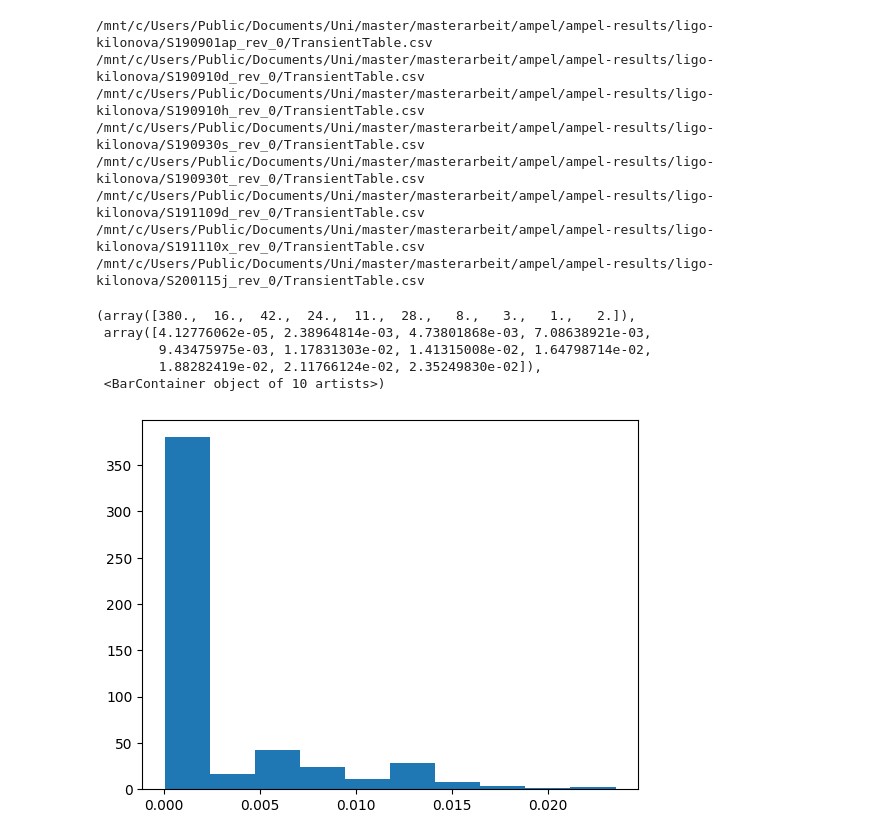
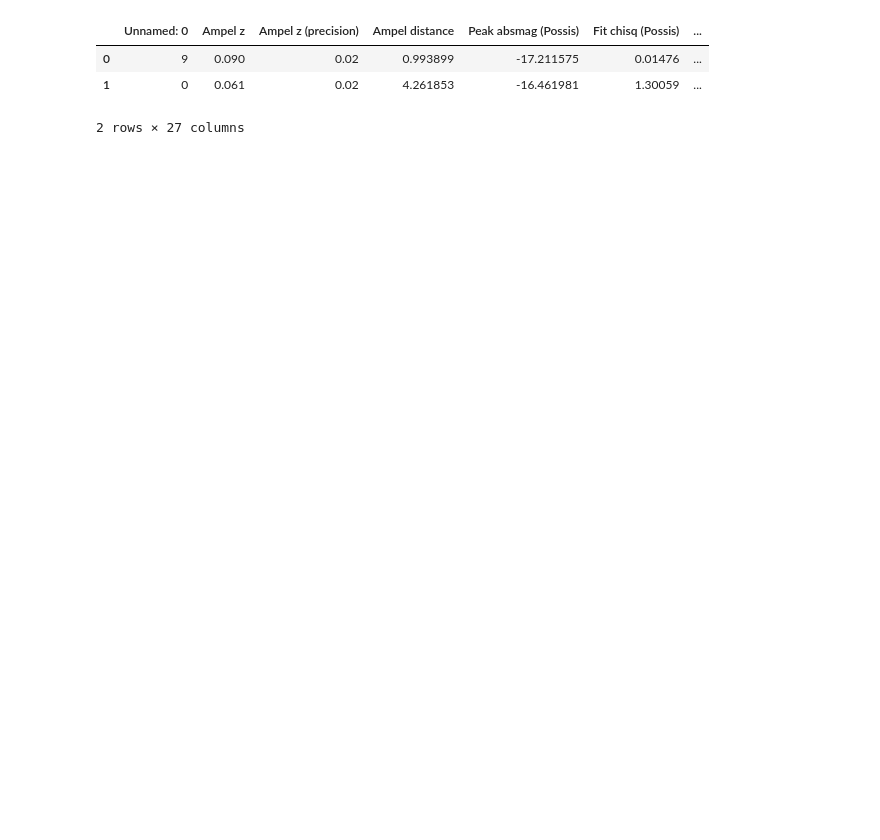
Before and after one commit to AmpelAstro/Ampel-HU-astro, a Jupyter notebook: notebooks/kilonovaness_statistics.ipynb, the cells around one changed output. Drawn from its saved outputs; the diff is of its cells as text; code cells hidden in the pictures; blank space fills up the shorter version.

Commit message:
distance dependent kilonovaness/area

```diff
--- a/notebooks/kilonovaness_statistics.ipynb
+++ b/notebooks/kilonovaness_statistics.ipynb
@@ -22,27 +25,17 @@ print("\n".join(tablefiles))
 # %%
 data = pd.DataFrame()
 
 for file in tablefiles:
-    print(file)
+    #print(file)
     df_tmp = pd.read_csv(file, sep=";")
+    df_tmp["kn-1000-rate"] = np.array([np.count_nonzero(df_tmp["Kilonovaness"] == kilonovaness) for kilonovaness in df_tmp["Kilonovaness"]]) / df_tmp["Map area"] * 1000
+
+
     data = pd.concat([data, df_tmp])
 
-data["Kilonovaness per area"] = data["Kilonovaness"] / data["Map area"]
-
-#plt.scatter(data["Map area"], data["Kilonovaness"])
-plt.hist(data["Kilonovaness per area"])
+data.head(2)
 # %% [output]
+|  | Unnamed: 0 | Ampel z | Ampel z (precision) | Ampel distance | Peak absmag (Possis) | Fit chisq (Possis) | ... |
+| 0 | 9 | 0.090 | 0.02 | 0.993899 | -17.211575 | 0.01476 | ... |
+| 1 | 0 | 0.061 | 0.02 | 4.261853 | -16.461981 | 1.30059 | ... |
-/mnt/c/Users/Public/Documents/Uni/master/masterarbeit/ampel/ampel-results/ligo-kilonova/S190901ap_rev_0/TransientTable.csv
-/mnt/c/Users/Public/Documents/Uni/master/masterarbeit/ampel/ampel-results/ligo-kilonova/S190910d_rev_0/TransientTable.csv
-/mnt/c/Users/Public/Documents/Uni/master/masterarbeit/ampel/ampel-results/ligo-kilonova/S190910h_rev_0/TransientTable.csv
-/mnt/c/Users/Public/Documents/Uni/master/masterarbeit/ampel/ampel-results/ligo-kilonova/S190930s_rev_0/TransientTable.csv
-/mnt/c/Users/Public/Documents/Uni/master/masterarbeit/ampel/ampel-results/ligo-kilonova/S190930t_rev_0/TransientTable.csv
-/mnt/c/Users/Public/Documents/Uni/master/masterarbeit/ampel/ampel-results/ligo-kilonova/S191109d_rev_0/TransientTable.csv
-/mnt/c/Users/Public/Documents/Uni/master/masterarbeit/ampel/ampel-results/ligo-kilonova/S191110x_rev_0/TransientTable.csv
-/mnt/c/Users/Public/Documents/Uni/master/masterarbeit/ampel/ampel-results/ligo-kilonova/S200115j_rev_0/TransientTable.csv
+2 rows × 27 columns
-(array([380.,  16.,  42.,  24.,  11.,  28.,   8.,   3.,   1.,   2.]),
- array([4.12776062e-05, 2.38964814e-03, 4.73801868e-03, 7.08638921e-03,
-        9.43475975e-03, 1.17831303e-02, 1.41315008e-02, 1.64798714e-02,
-        1.88282419e-02, 2.11766124e-02, 2.35249830e-02]),
- <BarContainer object of 10 artists>)
-[figure, removed]
```
Also changed, not shown: parts of 2 cells of this notebook.
